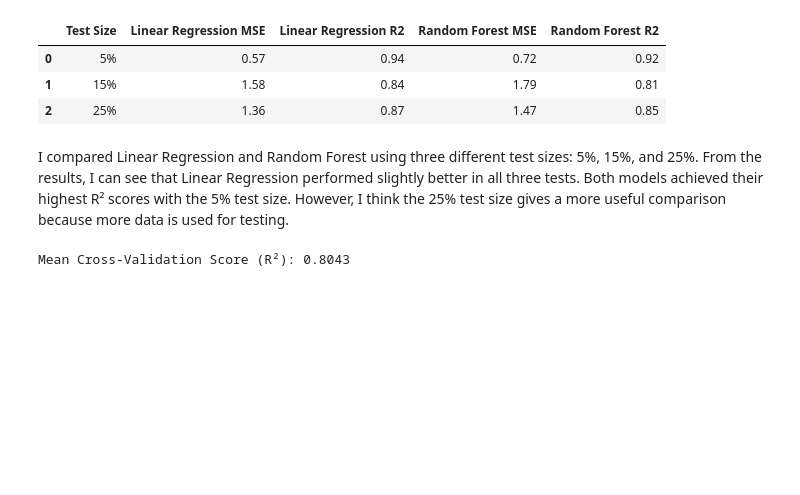
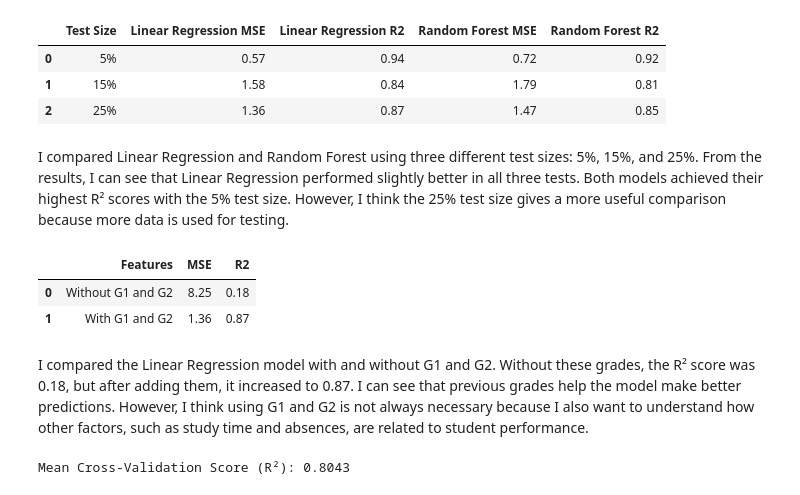
Before and after one commit to 2026441-dotcom/Machine-Learning, a Jupyter notebook: Sugarjav Dorjsuren Machine Learninggg.ipynb, the cells around one changed output. Saved outputs shown, nothing was run; the diff lists cells and outputs as text; code cells hidden in the pictures; blank space fills up the shorter version.

Commit message:
grade_comparison

```diff
--- a/Sugarjav Dorjsuren Machine Learninggg.ipynb
+++ b/Sugarjav Dorjsuren Machine Learninggg.ipynb
@@ -384,6 +384,20 @@ display(results)
 | 2 | 25% | 1.36 | 0.87 | 1.47 | 0.85 |
 # %% [markdown]
 I compared Linear Regression and Random Forest using three different test sizes: 5%, 15%, and 25%. From the results, I can see that Linear Regression performed slightly better in all three tests. Both models achieved their highest R² scores with the 5% test size. However, I think the 25% test size gives a more useful comparison because more data is used for testing.
+# %%
+grade_comparison = pd.DataFrame({
+    "Features": ["Without G1 and G2", "With G1 and G2"],
+    "MSE": [8.25, 1.36],
+    "R2": [0.18, 0.87]
+})
+
+display(grade_comparison)
+# %% [output]
+|  | Features | MSE | R2 |
+| 0 | Without G1 and G2 | 8.25 | 0.18 |
+| 1 | With G1 and G2 | 1.36 | 0.87 |
+# %% [markdown]
+I compared the Linear Regression model with and without G1 and G2. Without these grades, the R² score was 0.18, but after adding them, it increased to 0.87. I can see that previous grades help the model make better predictions. However, I think using G1 and G2 is not always necessary because I also want to understand how other factors, such as study time and absences, are related to student performance.
 # %%
 from sklearn.model_selection import cross_val_score
 import numpy as np
```
